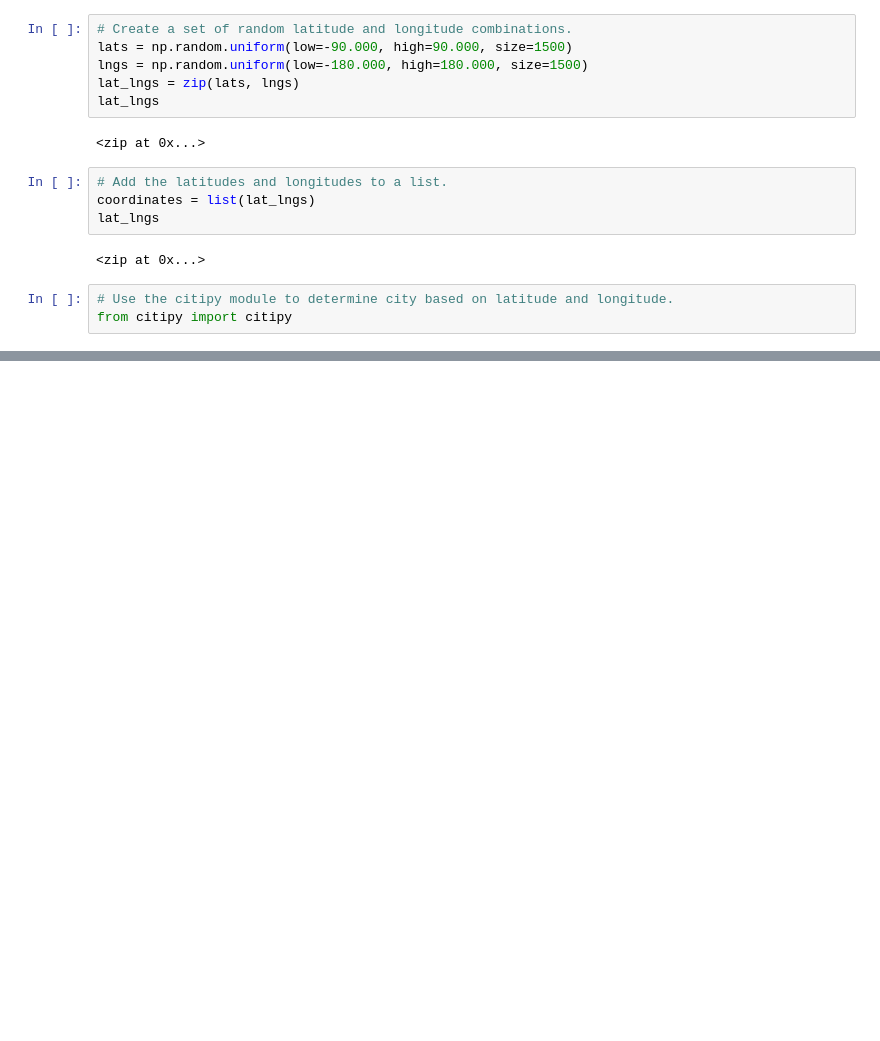
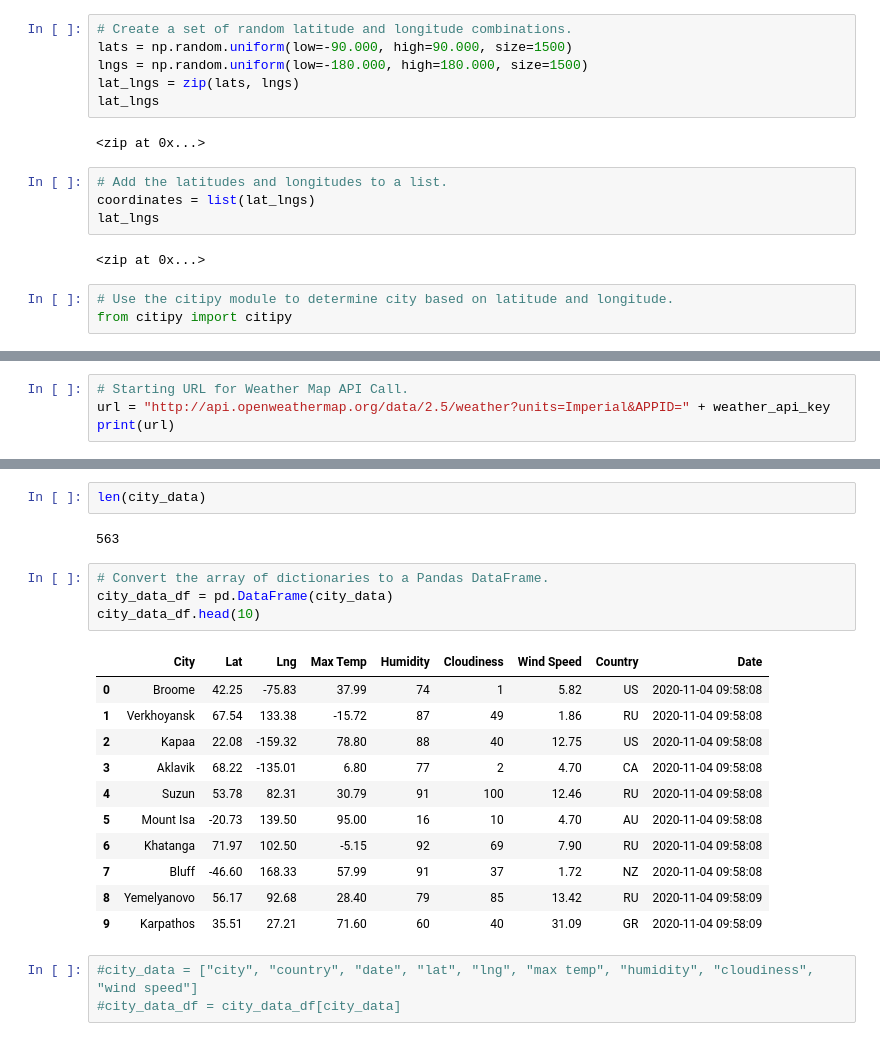
Before and after one commit to Mattiejordan/World_Weather_Analysis, a Jupyter notebook: WeatherPy.ipynb, the cells around one changed output, grey strips where cells are left out. Drawn from its saved outputs; the diff is of its cells as text; blank space fills up the shorter version.

```diff
--- a/WeatherPy.ipynb
+++ b/WeatherPy.ipynb
@@ -49,0 +56,4 @@ len(cities)
+# %%
+# Starting URL for Weather Map API Call.
+url = "http://api.openweathermap.org/data/2.5/weather?units=Imperial&APPID=" + weather_api_key
+print(url)
@@ -49,0 +154,23 @@ len(cities)
+# %%
+len(city_data)
+# %% [output]
+563
+# %%
+# Convert the array of dictionaries to a Pandas DataFrame.
+city_data_df = pd.DataFrame(city_data)
+city_data_df.head(10)
+# %% [output]
+|  | City | Lat | Lng | Max Temp | Humidity | Cloudiness | Wind Speed | Country | Date |
+| 0 | Broome | 42.25 | -75.83 | 37.99 | 74 | 1 | 5.82 | US | 2020-11-04 09:58:08 |
+| 1 | Verkhoyansk | 67.54 | 133.38 | -15.72 | 87 | 49 | 1.86 | RU | 2020-11-04 09:58:08 |
+| 2 | Kapaa | 22.08 | -159.32 | 78.80 | 88 | 40 | 12.75 | US | 2020-11-04 09:58:08 |
+| 3 | Aklavik | 68.22 | -135.01 | 6.80 | 77 | 2 | 4.70 | CA | 2020-11-04 09:58:08 |
+| 4 | Suzun | 53.78 | 82.31 | 30.79 | 91 | 100 | 12.46 | RU | 2020-11-04 09:58:08 |
+| 5 | Mount Isa | -20.73 | 139.50 | 95.00 | 16 | 10 | 4.70 | AU | 2020-11-04 09:58:08 |
+| 6 | Khatanga | 71.97 | 102.50 | -5.15 | 92 | 69 | 7.90 | RU | 2020-11-04 09:58:08 |
+| 7 | Bluff | -46.60 | 168.33 | 57.99 | 91 | 37 | 1.72 | NZ | 2020-11-04 09:58:08 |
+| 8 | Yemelyanovo | 56.17 | 92.68 | 28.40 | 79 | 85 | 13.42 | RU | 2020-11-04 09:58:09 |
+| 9 | Karpathos | 35.51 | 27.21 | 71.60 | 60 | 40 | 31.09 | GR | 2020-11-04 09:58:09 |
+# %%
+#city_data = ["city", "country", "date", "lat", "lng", "max temp", "humidity", "cloudiness", "wind speed"]
+#city_data_df = city_data_df[city_data]
```
Also changed, not shown: parts of 6 cells of this notebook, 3 other files.
